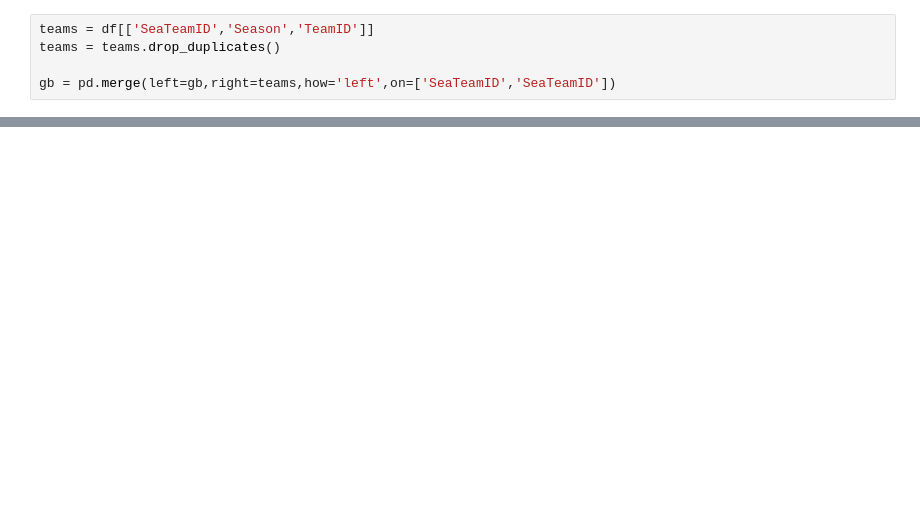
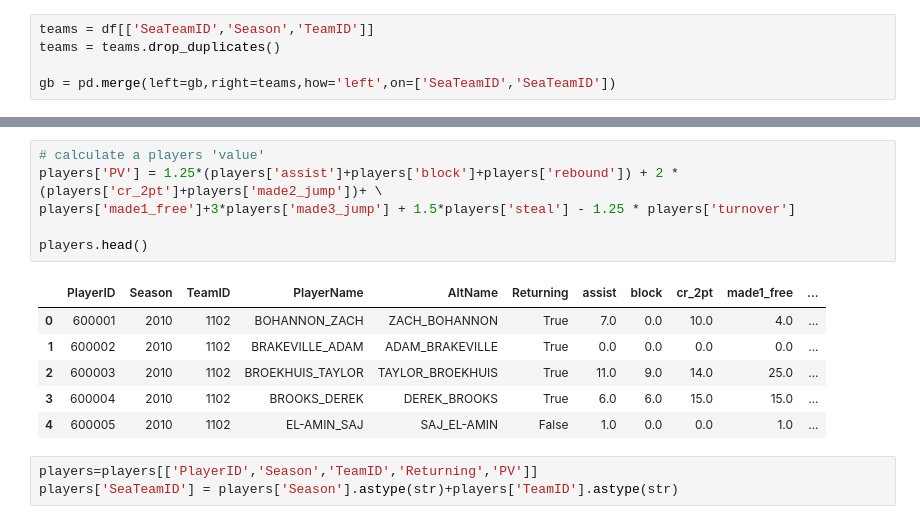
Before and after one commit to btatkinson/ncaa_hoops, a Jupyter notebook: YOY Stats.ipynb, the cells around one changed output, grey strips where cells are left out. Drawn from its saved outputs; the diff is of its cells as text; blank space fills up the shorter version.

```diff
--- a/YOY Stats.ipynb
+++ b/YOY Stats.ipynb
@@ -250,0 +235,16 @@ all_df.to_csv("PL_Returning.csv",index=None)
+# %%
+# calculate a players 'value'
+players['PV'] = 1.25*(players['assist']+players['block']+players['rebound']) + 2 * (players['cr_2pt']+players['made2_jump'])+ \
+players['made1_free']+3*players['made3_jump'] + 1.5*players['steal'] - 1.25 * players['turnover']
+
+players.head()
+# %% [output]
+|  | PlayerID | Season | TeamID | PlayerName | AltName | Returning | assist | block | cr_2pt | made1_free | ... |
+| 0 | 600001 | 2010 | 1102 | BOHANNON_ZACH | ZACH_BOHANNON | True | 7.0 | 0.0 | 10.0 | 4.0 | ... |
+| 1 | 600002 | 2010 | 1102 | BRAKEVILLE_ADAM | ADAM_BRAKEVILLE | True | 0.0 | 0.0 | 0.0 | 0.0 | ... |
+| 2 | 600003 | 2010 | 1102 | BROEKHUIS_TAYLOR | TAYLOR_BROEKHUIS | True | 11.0 | 9.0 | 14.0 | 25.0 | ... |
+| 3 | 600004 | 2010 | 1102 | BROOKS_DEREK | DEREK_BROOKS | True | 6.0 | 6.0 | 15.0 | 15.0 | ... |
+| 4 | 600005 | 2010 | 1102 | EL-AMIN_SAJ | SAJ_EL-AMIN | False | 1.0 | 0.0 | 0.0 | 1.0 | ... |
+# %%
+players=players[['PlayerID','Season','TeamID','Returning','PV']]
+players['SeaTeamID'] = players['Season'].astype(str)+players['TeamID'].astype(str)
```
Also changed, not shown: parts of 16 cells of this notebook.
